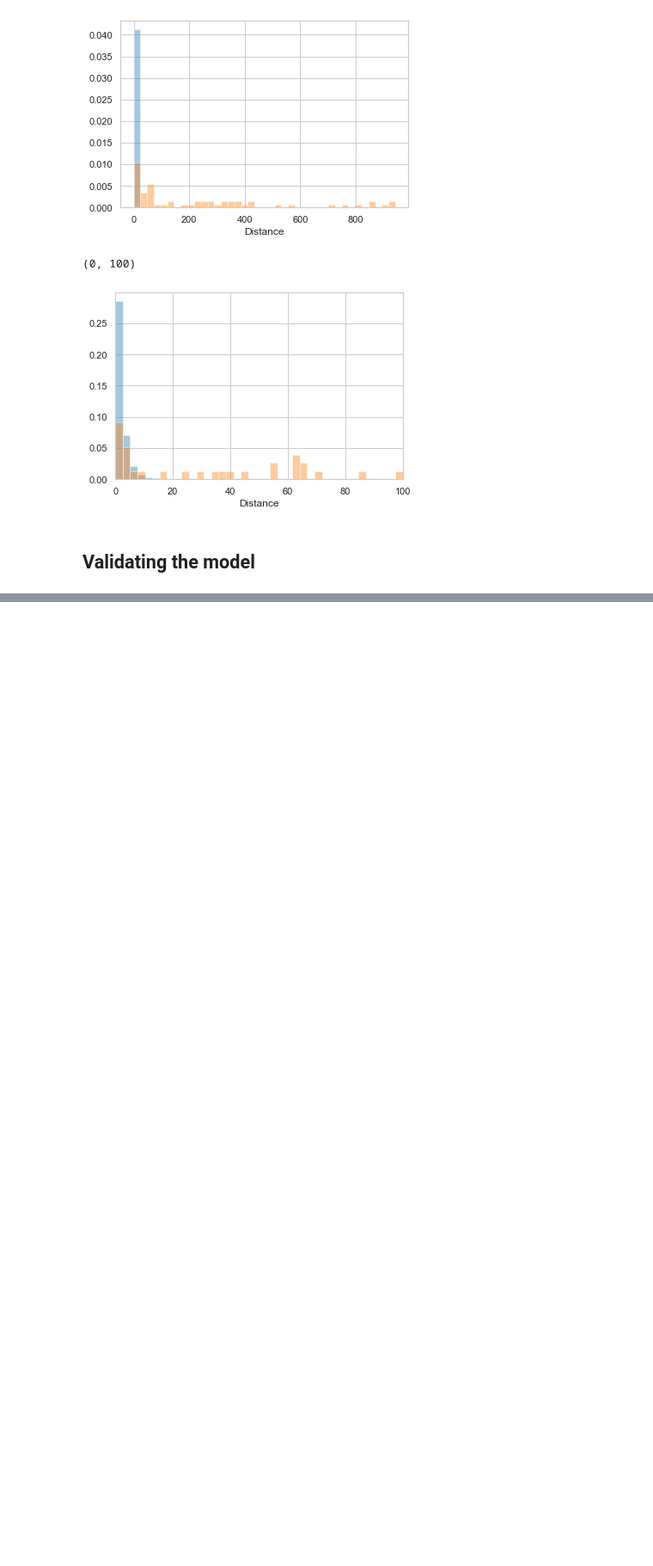
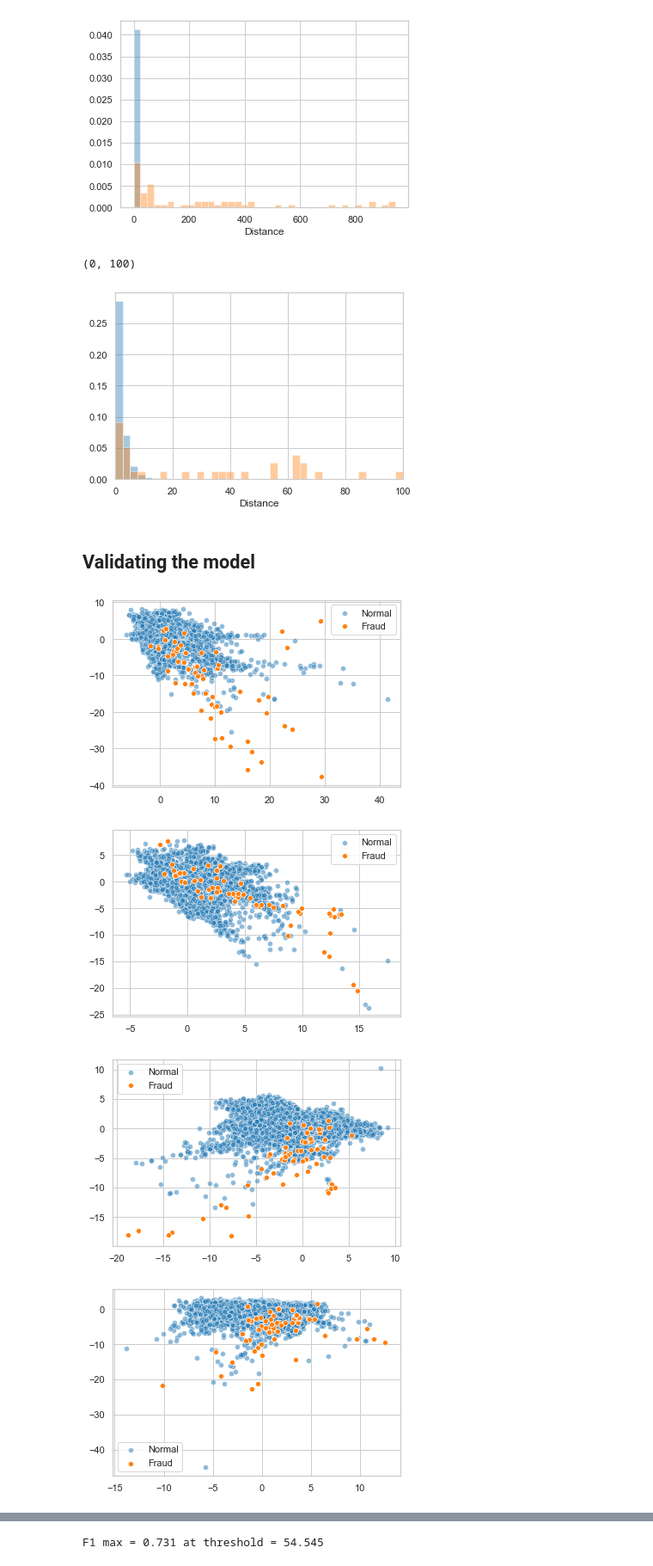
Before and after one commit to davidggphy/modelling_week_2019, a Jupyter notebook: notebooks/6_Autoencoder.ipynb, the cells around one changed output, grey strips where cells are left out. Shown: that part at 86% size. Cells and saved outputs as stored; diff of their text form; code cells hidden in the pictures; blank space fills up the shorter version.

Commit message:
Add Autoencoder validation

```diff
--- a/notebooks/6_Autoencoder.ipynb
+++ b/notebooks/6_Autoencoder.ipynb
@@ -74,7 +76,8 @@ Although we are always using cross validation with `VAL_SPLITS` folds, (in gener
 cv = StratifiedShuffleSplit(n_splits=1,test_size=0.15,random_state=0)
 # %%
 # In case we want to select a subset of features
-df_ = df[['Class','V9','V14','V16','V2','V3','V17']]
+# df_ = df[['Class','V9','V14','V16','V2','V3','V17']]
+df_ = df[['Class','V4','V14','V16','V12','V3','V17']]
 X = df_.drop(columns='Class').to_numpy()
 y = df_['Class'].to_numpy()
 
@@ -168,5 +176,5 @@ autoencoder.compile(optimizer='adam',
 ## Training the model
 # %%
 autoencoder.fit(x=X_train_normal, y= X_train_normal,
-                   batch_size=512,epochs=20, validation_split=0.1)  # starts training
+                   batch_size=512,epochs=40, validation_split=0.1)  # starts training
 # %% [output]
@@ -236,0 +244,68 @@ cv = StratifiedShuffleSplit(n_splits=VAL_SPLITS,test_size=0.15,random_state=0)
+# %%
+def clf_autoencoder(X,autoencoder,threshold):
+    """
+    Classifier based in the autoencoder.
+    A datapoint is a nomaly if the distance of the original points
+    and the result of the autoencoder is greater than the threshold.
+    """
+    X_out = autoencoder.predict(X)
+    distances = np.sum((X_out-X)**2,axis=1).reshape((-1,1))
+    # y_pred = 1 if it is anomaly
+    y_pred = 1.*(distances > threshold )
+    return y_pred
+# %%
+cv = StratifiedShuffleSplit(n_splits=VAL_SPLITS,test_size=0.15,random_state=0)
+# Thresholds to validate
+thresholds = np.linspace(0,100,100)
+# List with the f1 of all the thresholds at each validation fold
+f1_all = []
+for i,(idx_t, idx_v) in enumerate(cv.split(X,y)):
+    X_train = X[idx_t]
+    y_train = y[idx_t]
+    X_val = X[idx_v]
+    y_val = y[idx_v]
+    # Now we need to erase the FRAUD cases on the TRAINING set
+    X_train_normal = X_train[y_train==0]
+
+    # Train the autoencoder
+    autoencoder, encoder = create_autoencoder(INPUT_DIM,ENCODED_DIM)
+    autoencoder.compile(optimizer='adam',
+              loss='mean_squared_error')
+    autoencoder.fit(x=X_train_normal, y= X_train_normal,
+                   batch_size=512,epochs=30, shuffle=True,
+                   verbose=0)  # starts training
+
+    # Plot of the validation set in the embedding space
+    X_enc = encoder.predict(X_val)
+    X_enc_normal = X_enc[y_val==0]
+    X_enc_fraud = X_enc[y_val==1]
+    sns.scatterplot(x = X_enc_normal[:,0], y = X_enc_normal[:,1] ,label='Normal', alpha=0.5)
+    sns.scatterplot(x = X_enc_fraud[:,0], y = X_enc_fraud[:,1] ,label='Fraud')
+    plt.show()
+
+    # Transformation of the points through the autoencoder
+    # and calculate the predictions
+    y_preds=clf_autoencoder(X_val,autoencoder,thresholds)
+
+    metrics_f1 = np.array([ f1_score(y_val,y_pred) for y_pred in y_preds.T  ])
+    f1_all.append(metrics_f1)
+
+    # Save the models into files for future use
+    autoencoder.save('autoencoder_fold_'+str(i+1)+'.h5')
+    encoder.save('encoder_fold_'+str(i+1)+'.h5')
+    del(autoencoder,encoder)
+
+f1_mean = np.mean(f1_all,axis=0)
+# Plot of F1-Threshold curves
+for i,f1_fold in enumerate(f1_all):
+    sns.lineplot(thresholds,f1_fold, label='Fold '+str(i+1))
+sns.scatterplot(thresholds,f1_mean,label='Mean')
+plt.show()
+f1_opt = f1_mean.max()
+threshold_opt = thresholds[np.argmax(f1_mean)]
+print('F1 max = {:.3f} at threshold = {:.3f}'.format(f1_opt,threshold_opt))
+# %% [output]
+[figure, added]
+[figure, added]
+[figure, added]
+[figure, added]
@@ -236,0 +313 @@ cv = StratifiedShuffleSplit(n_splits=VAL_SPLITS,test_size=0.15,random_state=0)
+F1 max = 0.731 at threshold = 54.545
```
Also changed, not shown: parts of 7 cells of this notebook.
